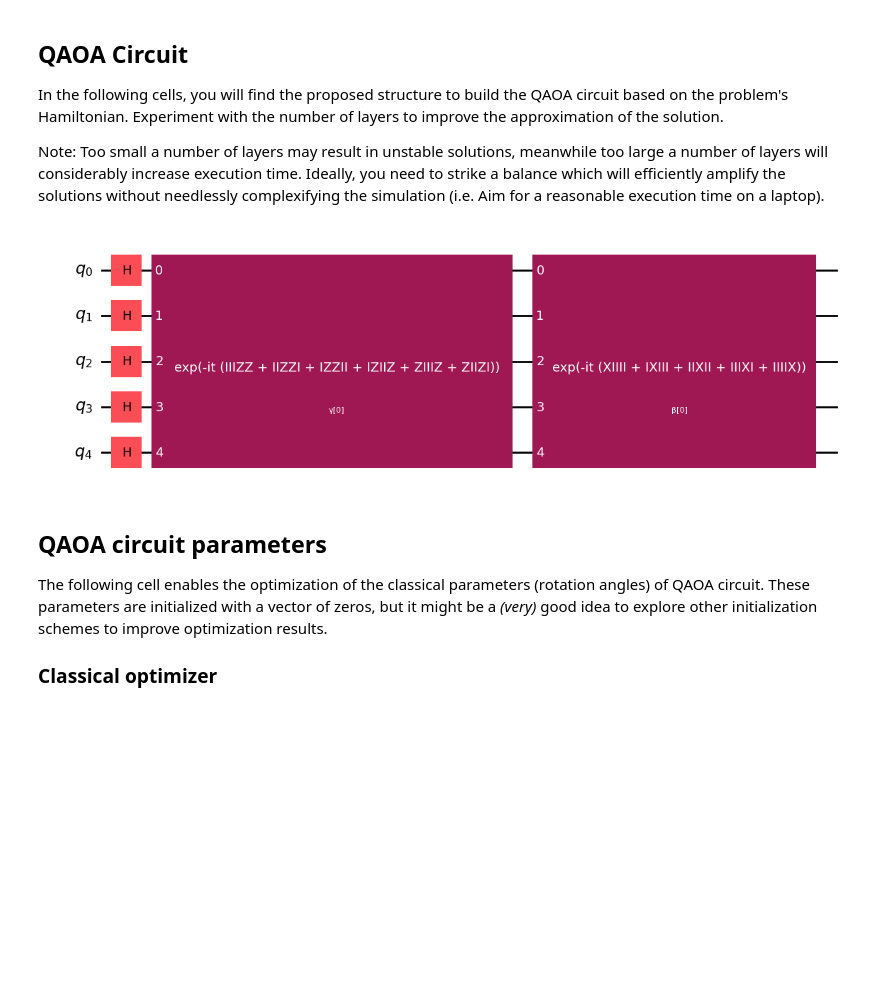
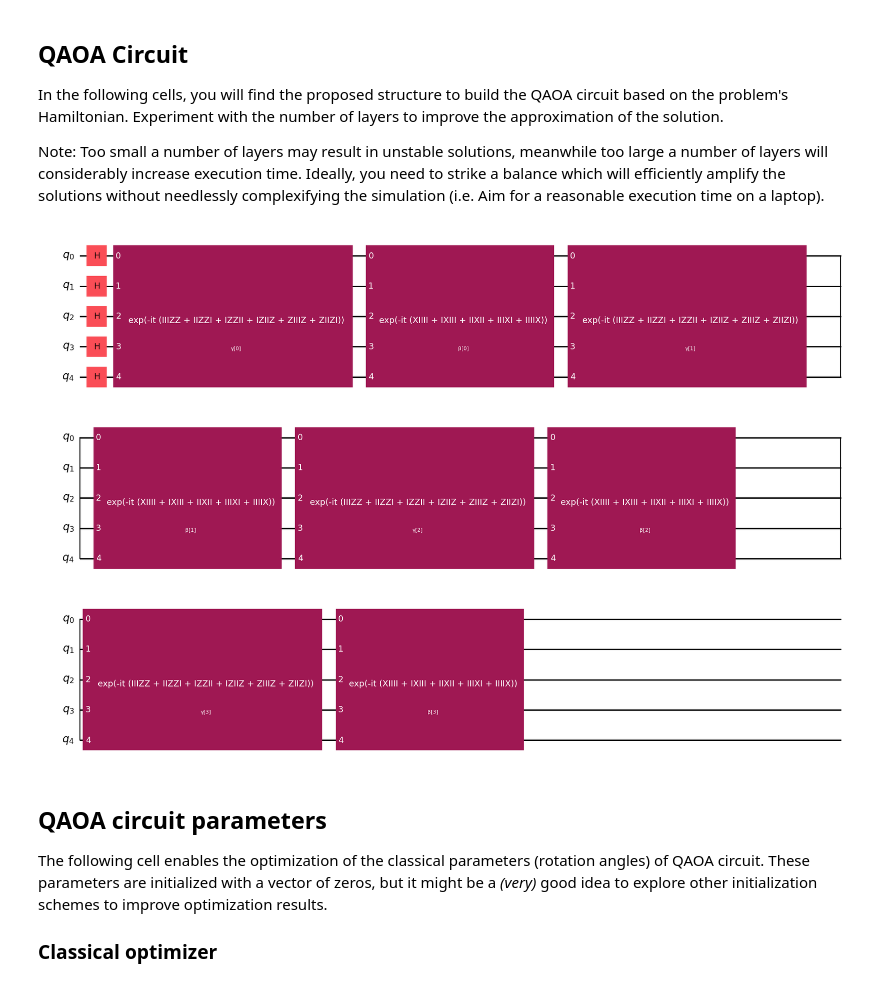
Before and after one commit to fwilhelmy/iqucodefest-2025, a Jupyter notebook: side_quests/qaoa/probleme_1.ipynb, the cells around one changed output. Cells and saved outputs as stored; diff of their text form; code cells hidden in the pictures; blank space fills up the shorter version.

Commit message:
QAOA Challenge

```diff
--- a/side_quests/qaoa/probleme_1.ipynb
+++ b/side_quests/qaoa/probleme_1.ipynb
@@ -327,17 +330,25 @@ Your goal is to fine-tune the hyperparameters of your hybrid algorithm to solve
 In the following cells, you will find the proposed structure to build the QAOA circuit based on the problem's Hamiltonian. Experiment with the number of layers to improve the approximation of the solution.
 
 Note: Too small a number of layers may result in unstable solutions, meanwhile too large a number of layers will considerably increase execution time. Ideally, you need to strike a balance which will efficiently amplify the solutions without needlessly complexifying the simulation (i.e. Aim for a reasonable execution time on a laptop).
+# %%
+def build_qaoa_circuit(hamiltonian: SparsePauliOp, nb_layers: int) -> QuantumCircuit:
+    """ Build a QAOA circuit for the inputted Hamiltonian.
+
+    Args:
+        hamiltonian (SparsePauliOp): Hamiltonian to optimize, expressed as a sum of Pauli strings.
+        nb_layers (int): Number of layers (repetitions) for the QAOA circuit.
+
+    Returns:
+        QuantumCircuit: QAOA circuit built for the inputted Hamiltonian.
+    """
+    # Instantiate the QAOA circuit with Qiskit's implementation
+    qaoa_circuit = QAOAAnsatz(hamiltonian, reps=nb_layers)
+    return qaoa_circuit
 # %%
-# Identify the number of layers (repetitions) for QAOA
-nb_layers = 1  # Modifier comme il vous plait
-
-# Instantiate the QAOA circuit with Qiskit's implementation
-circuit_qaoa = QAOAAnsatz(H, reps=nb_layers)
-
 # Display the QAOA circuit if you want :-)
-circuit_qaoa.decompose(reps=1).draw(output="mpl", style="iqp")
+build_qaoa_circuit(H, 4).decompose(reps=1).draw(output="mpl", style="iqp")
 # %% [output]
-[figure, old version]
+[figure, new version]
 # %%
 # Define a simulator to compute average values
 backend = AerSimulator()  # Can be changed for different simulators or a real quantum backend, if desired
```
Also changed, not shown: parts of 19 cells of this notebook, 1 other file.
